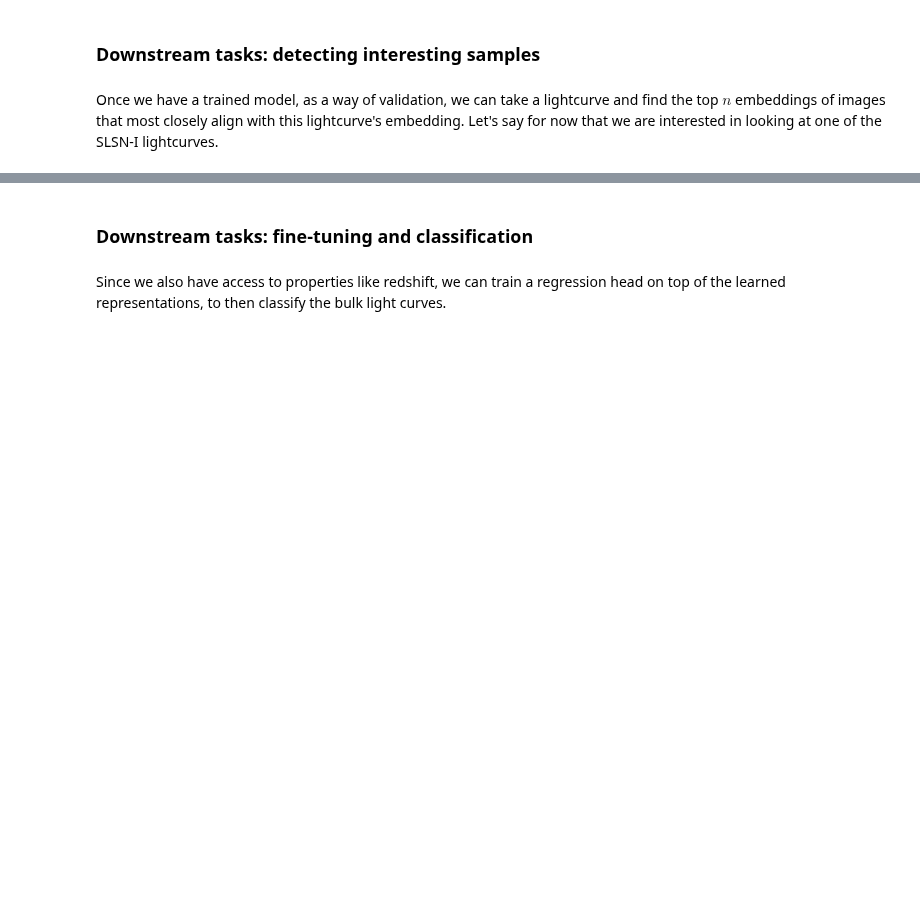
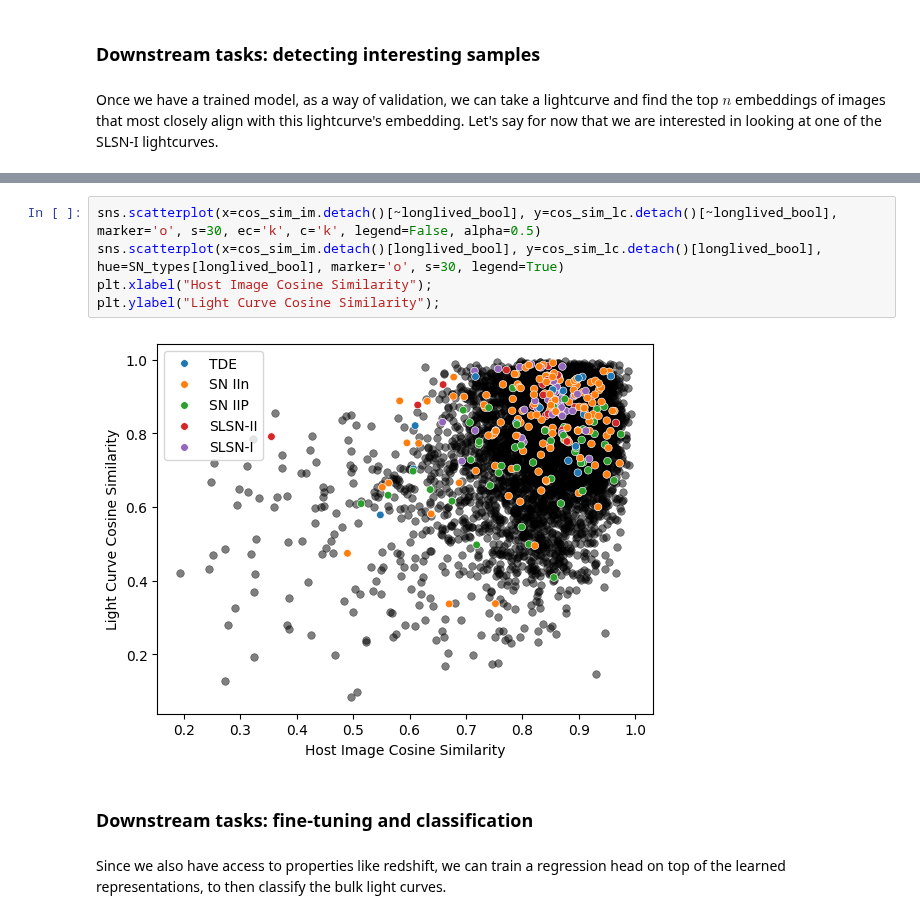
Before and after one commit to ThomasHelfer/multimodal-supernovae, a Jupyter notebook: notebook.ipynb, the cells around one changed output, grey strips where cells are left out. Cells and saved outputs as stored; diff of their text form; blank space fills up the shorter version.

```diff
--- a/notebook.ipynb
+++ b/notebook.ipynb
@@ -316,3 +377,10 @@ cos_sim = cosine_similarity(lc_emb, ims_emb)
+# %%
+sns.scatterplot(x=cos_sim_im.detach()[~longlived_bool], y=cos_sim_lc.detach()[~longlived_bool], marker='o', s=30, ec='k', c='k', legend=False, alpha=0.5)
+sns.scatterplot(x=cos_sim_im.detach()[longlived_bool], y=cos_sim_lc.detach()[longlived_bool], hue=SN_types[longlived_bool], marker='o', s=30, legend=True)
+plt.xlabel("Host Image Cosine Similarity");
+plt.ylabel("Light Curve Cosine Similarity");
+# %% [output]
+[figure, added]
 # %% [markdown]
 ### Downstream tasks: fine-tuning and classification
 # %% [markdown]
```
Also changed, not shown: parts of 19 cells of this notebook.
